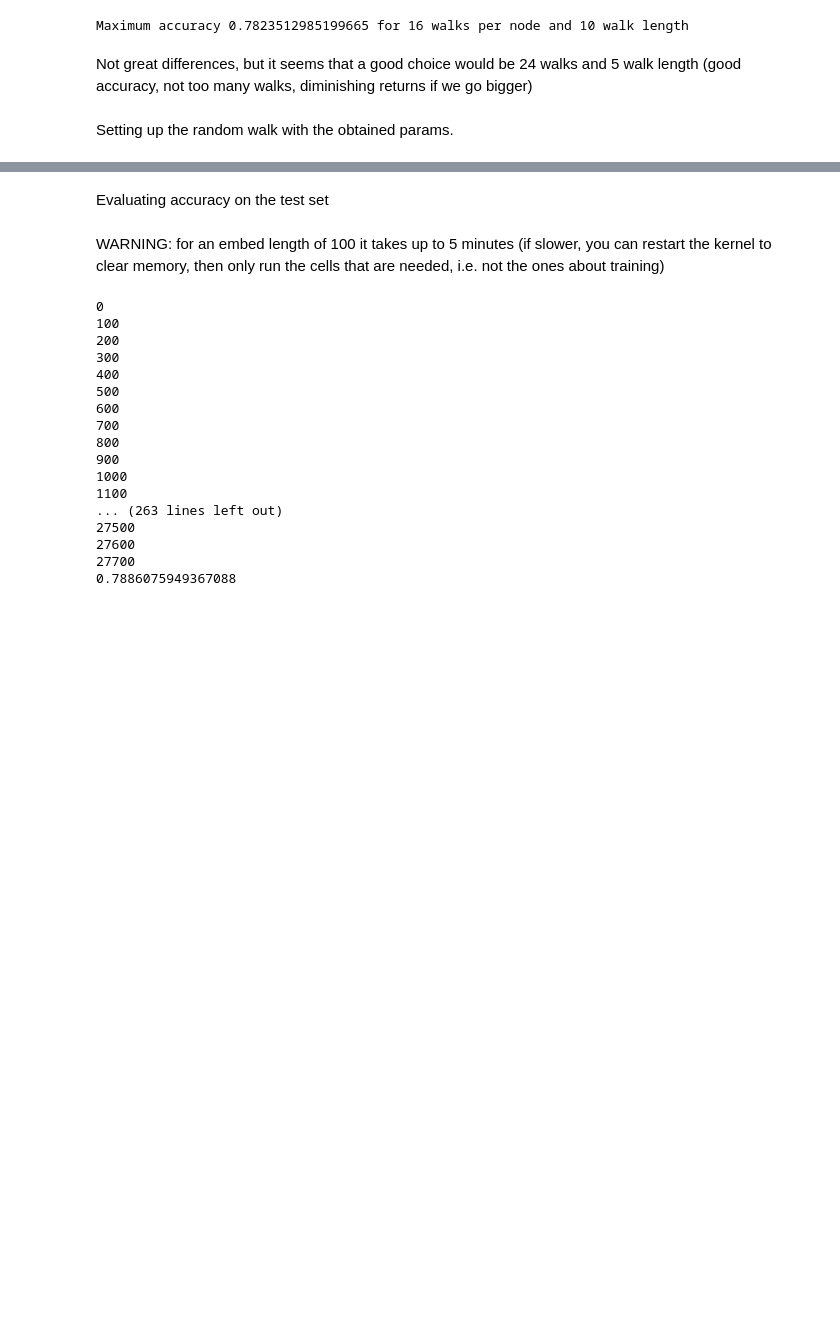
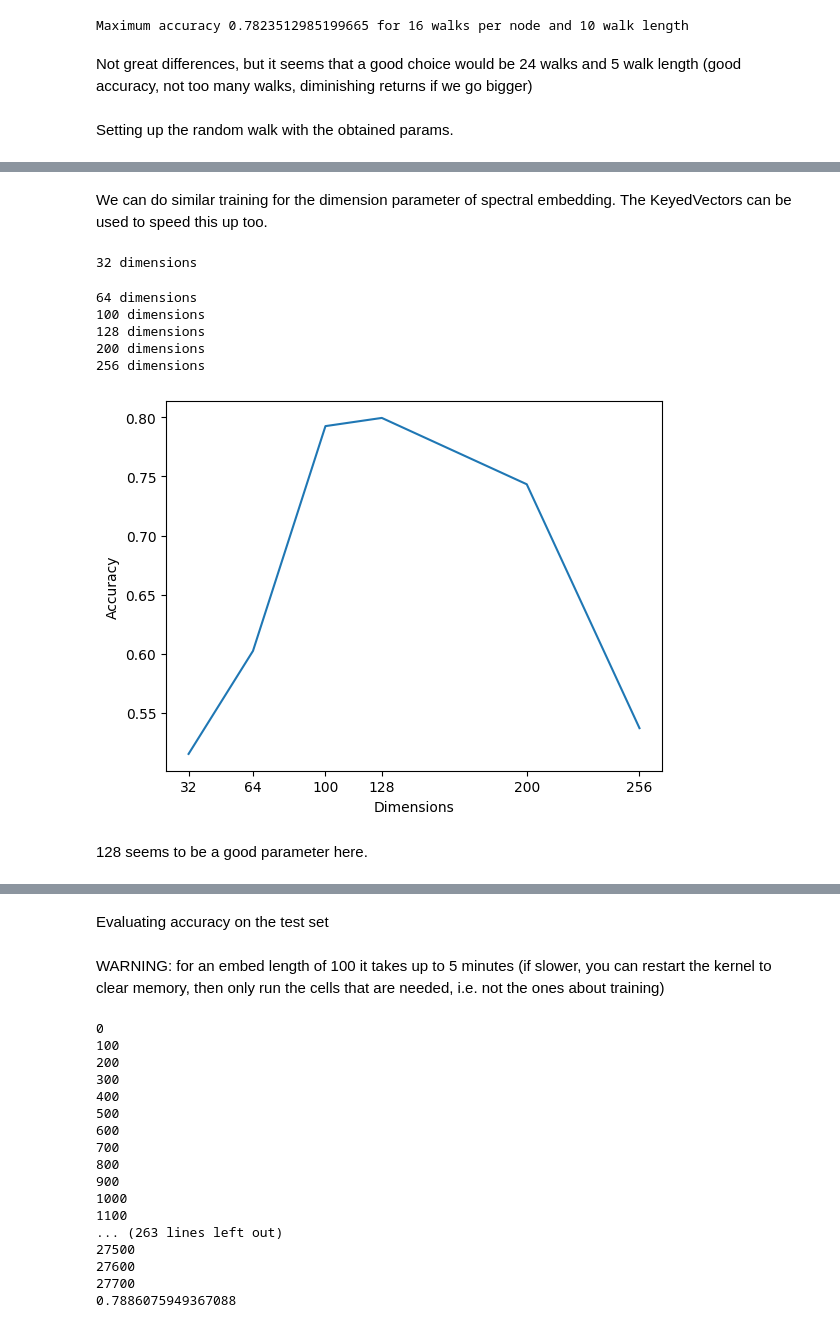
Before and after one commit to datchemguy/dm, a Jupyter notebook: dm2/pipeline.ipynb, the cells around one changed output, grey strips where cells are left out. Drawn from its saved outputs; the diff is of its cells as text; code cells hidden in the pictures; blank space fills up the shorter version.

Commit message:
spectral dim training

```diff
--- a/dm2/pipeline.ipynb
+++ b/dm2/pipeline.ipynb
@@ -116,7 +116,7 @@ We can see that the nodes have neighbors within the tens and sometimes hundreds,
 # %% [markdown]
 Set the following to true if you want your embeddings to be written to files from now on.
 # %%
-write = True
+write = False
 # %% [markdown]
 ### Q2
 
@@ -291,13 +294,17 @@ def k_nearest_neighbors_wv(node_id: int, train_data: np.ndarray[str], embed_wv:
     counts = {}
     max_count = 0
     label = None
-    for i, _ in embed_wv.most_similar(node_id)[:k]:
+    for i, _ in embed_wv.most_similar(node_id):
+        if k == 0:
+            break
         l = train_data[i]
-        c = counts.get(l, 0) + 1
-        if c > max_count:
-            max_count = c
-            label = l
-        counts[l] = c
+        if l:
+            c = counts.get(l, 0) + 1
+            if c > max_count:
+                max_count = c
+                label = l
+            counts[l] = c
+            k -= 1
     return label
 # %% [markdown]
 Below we implement a k-NN classifier for general purpose. It takes the node id, the train labels of all nodes, their embeddings (spectral or random walk) and the _k_ parameter. It returns the most common label among the closest _k_ neighbors within the embedding space.
@@ -310,7 +317,7 @@ def k_nearest_neighbors(node_id: int, train_data: np.ndarray[str], embed: np.nda
     dists: list[(float, int)] = []
     heapq.heapify(dists)
     for i in range(train_data.shape[0]):
-        if train_data[i]:
+        if i != node_id and train_data[i]:
             d = similarity(i, node_id, embed)
             if len(dists) < k:
                 heapq.heappush(dists, (d, i))
@@ -454,0 +477,29 @@ random_walk_final_embed = w2v_to_numpy(model_final)
+# %% [markdown]
+We can do similar training for the dimension parameter of spectral embedding. The KeyedVectors can be used to speed this up too.
+# %%
+spectral_big = evecs[:, offset:offset + 256]
+# %%
+dims = [32, 64, 100, 128, 200, 256]
+accs = []
+for d in dims:
+    print(f'{d} dimensions')
+    #accs.append(accuracy(sample, train_labels, spectral_big[:, :d], k=12)) # too slow
+    spectral_wv = KeyedVectors(d)
+    spectral_wv.add_vectors(range(num_nodes), spectral_big[:, :d])
+    sample = np.random.choice(ok_nodes, size = validation_size)
+    accs.append(accuracy(sample, train_labels, spectral_wv, k=12)) # backup
+plt.plot(dims, accs)
+plt.xticks(dims)
+plt.xlabel('Dimensions')
+plt.ylabel('Accuracy')
+plt.show()
+# %% [output]
+32 dimensions
+64 dimensions
+100 dimensions
+128 dimensions
+200 dimensions
+256 dimensions
+[figure, added]
+# %% [markdown]
+128 seems to be a good parameter here.
```
Also changed, not shown: parts of 12 cells of this notebook.
